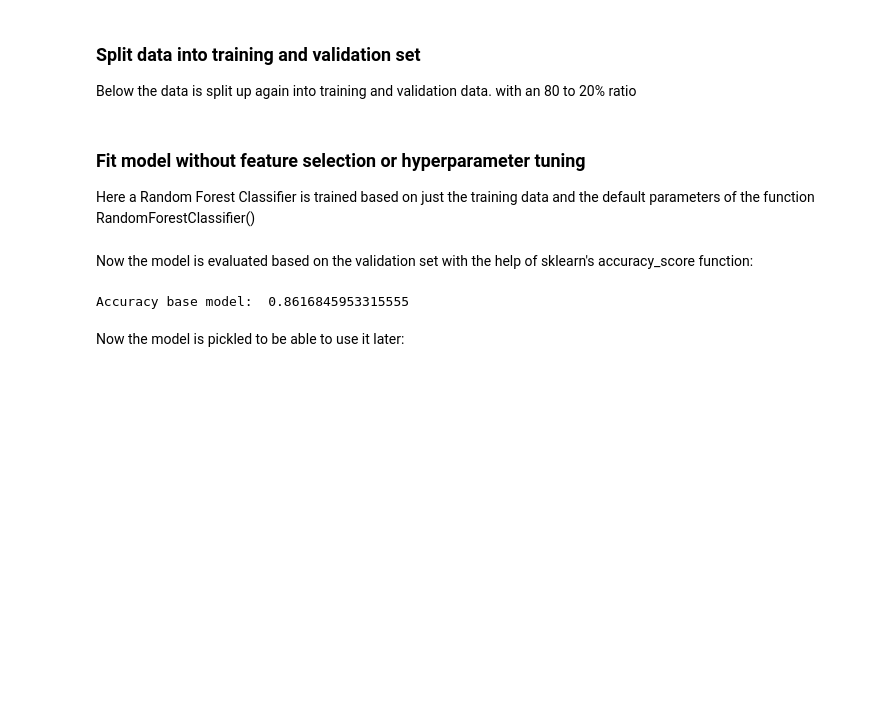
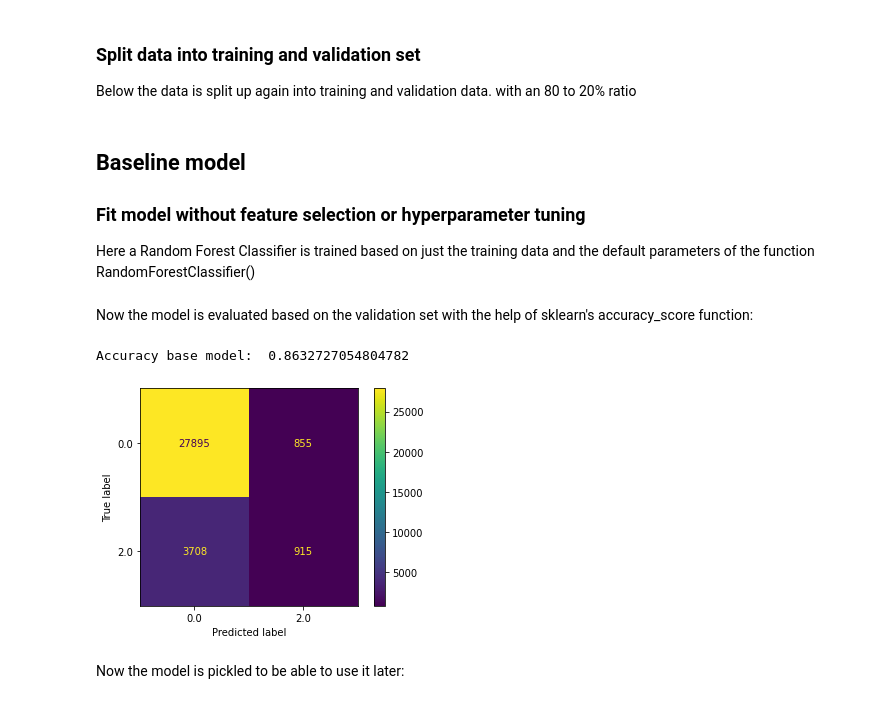
Before and after one commit to SleepingSamael/VU_ML_2022_group_77, a Jupyter notebook: RandomForest_Attempt_1.ipynb, the cells around one changed output. Cells and saved outputs as stored; diff of their text form; code cells hidden in the pictures; blank space fills up the shorter version.

```diff
--- a/RandomForest_Attempt_1.ipynb
+++ b/RandomForest_Attempt_1.ipynb
@@ -28,6 +58,7 @@ Below the data is split up again into training and validation data. with an 80 t
 # Split data in training and validation set, with for each a set of data and a set of corresponding labels
 training_data, validation_data, training_labels, validation_labels = train_test_split(data, labels, test_size=0.2, random_state=33)
 # %% [markdown]
+## <b>Baseline model </b>
 ### <b>Fit model without feature selection or hyperparameter tuning</b>
 Here a Random Forest Classifier is trained based on just the training data and the default parameters of the function RandomForestClassifier()
 # %%
@@ -37,8 +68,12 @@ Now the model is evaluated based on the validation set with the help of sklearn'
 # %%
 pred_base_model = base_model.predict(validation_data)
 print("Accuracy base model: ", accuracy_score(validation_labels, pred_base_model))
+
+plot_confusion_matrix(base_model, validation_data, validation_labels)
+plt.show()
 # %% [output]
-Accuracy base model:  0.8616845953315555
+Accuracy base model:  0.8632727054804782
+[figure, added]
 # %% [markdown]
 Now the model is pickled to be able to use it later:
 # %%
```
Also changed, not shown: parts of 15 cells of this notebook.
